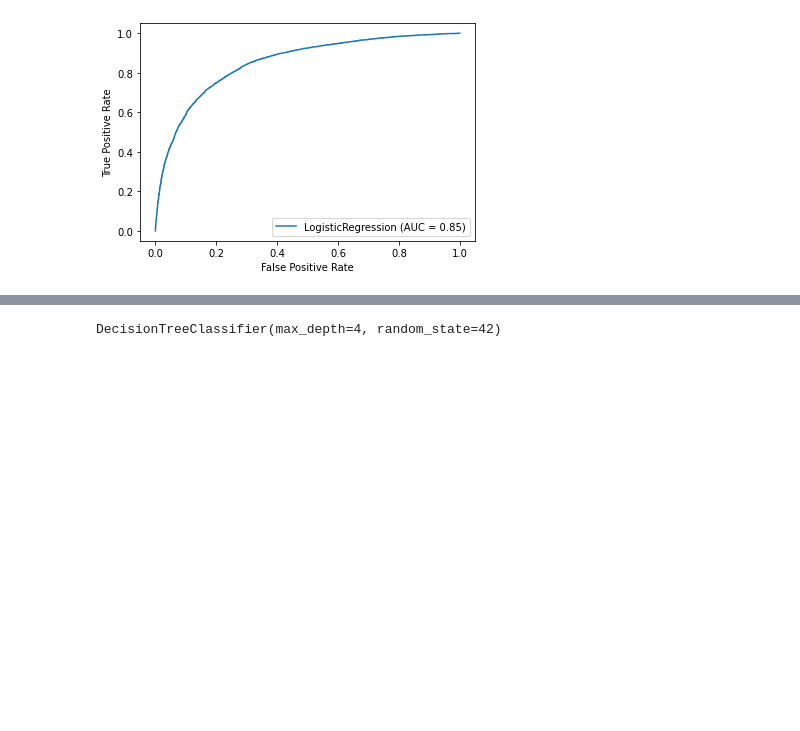
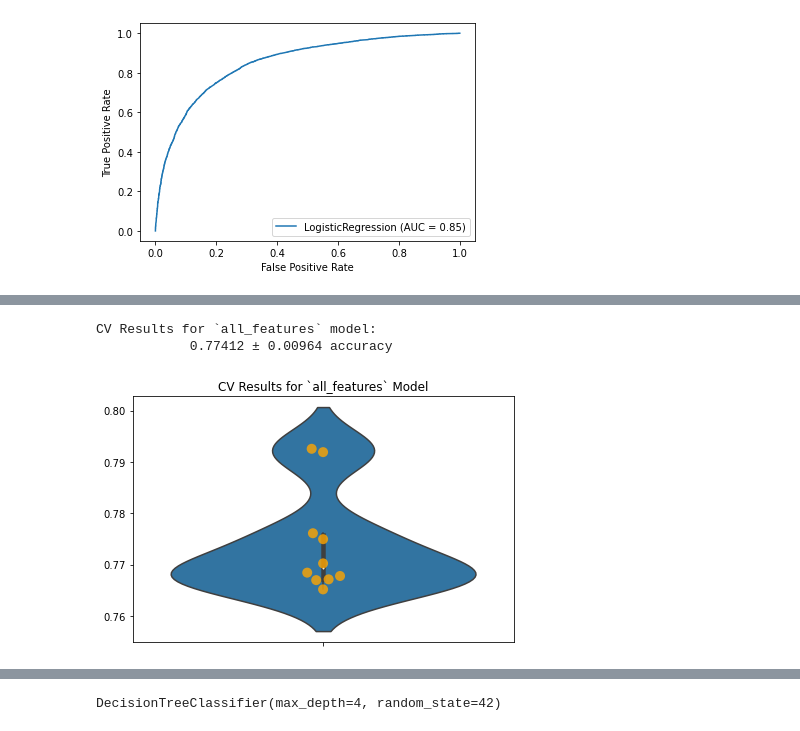
Before and after one commit to likej82/Probability-of-Receiving-Seasonal-Flu-Vaccination-Based-Off-Demographic, a Jupyter notebook: Wesnotebook.ipynb, the cells around one changed output, grey strips where cells are left out. Cells and saved outputs as stored; diff of their text form; code cells hidden in the pictures; blank space fills up the shorter version.

```diff
--- a/Wesnotebook.ipynb
+++ b/Wesnotebook.ipynb
@@ -1360,0 +1380,20 @@ Name: 21946, dtype: float64
+# %%
+all_features_results = ModelWithCV(
+                            logreg_model,
+                            'all_features',
+                            X_train_scaled,
+                            y_train
+)
+# %%
+model_results = all_features_results
+
+# Plot CV results
+fig, ax = plt.subplots()
+ax = model_results.plot_cv(ax)
+plt.tight_layout();
+# Print CV results
+model_results.print_cv_summary()
+# %% [output]
+CV Results for `all_features` model:
+            0.77412 ± 0.00964 accuracy
+[figure, added]
```
Also changed, not shown: parts of 14 cells of this notebook.
